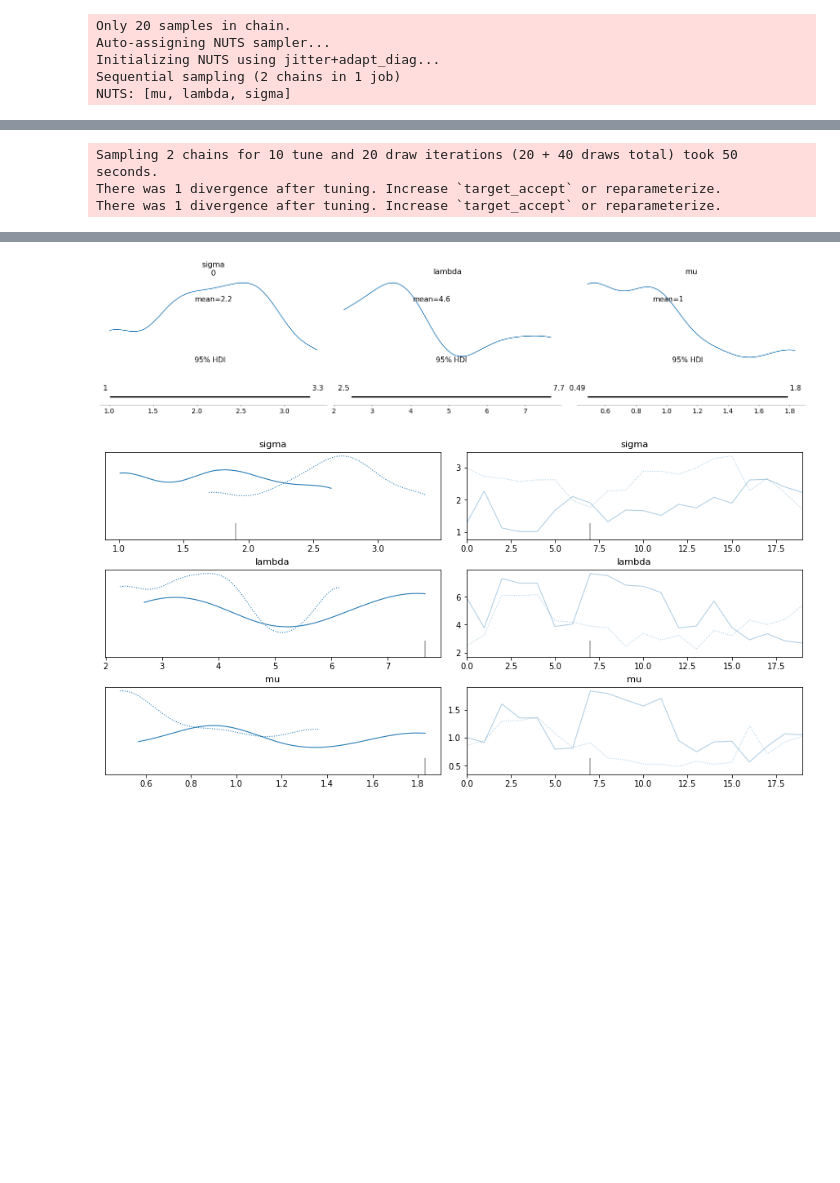
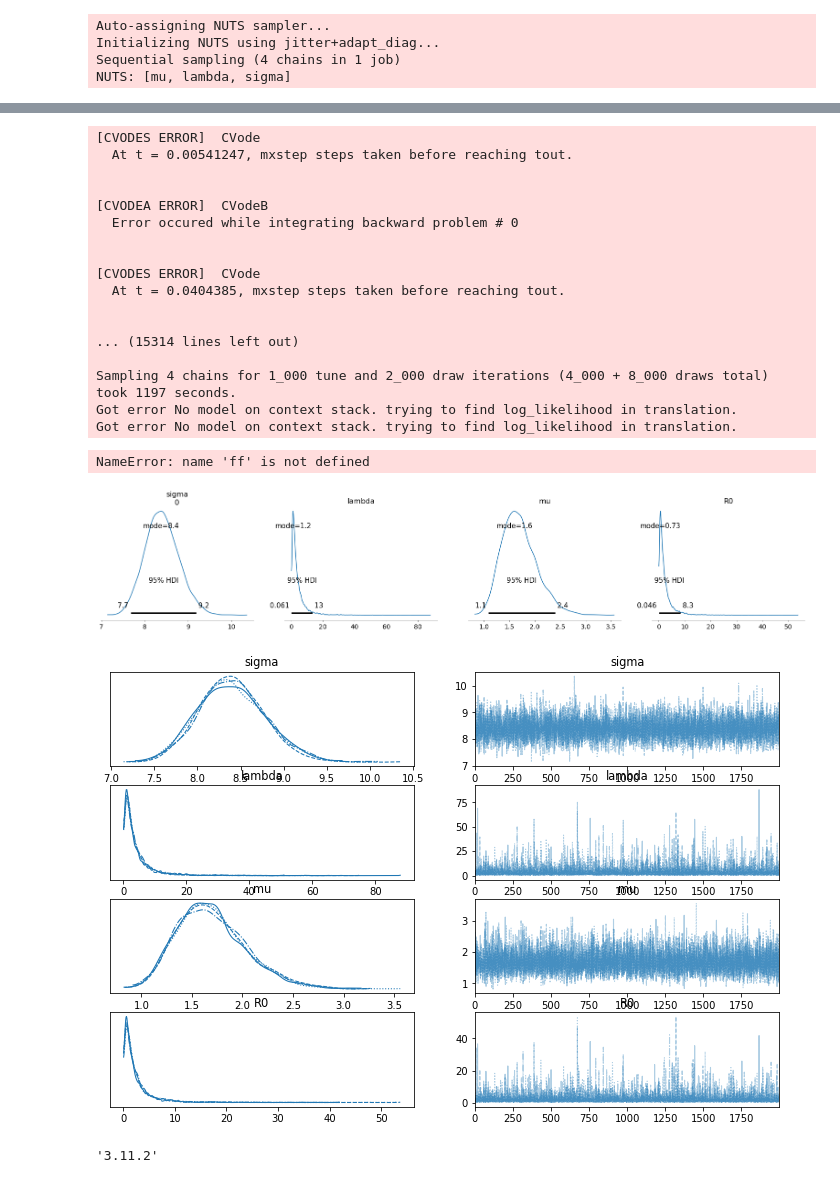
Before and after one commit to bicudorafa/pymc3-coursera-project, a Jupyter notebook: develop/covid-sir-model-dev.ipynb, the cells around one changed output, grey strips where cells are left out. Cells and saved outputs as stored; diff of their text form; code cells hidden in the pictures; blank space fills up the shorter version.

Commit message:
1st functional version from notebook

```diff
--- a/develop/covid-sir-model-dev.ipynb
+++ b/develop/covid-sir-model-dev.ipynb
@@ -267,9 +244,13 @@ class SIR_model_sunode():
 # %%
 # -------- Usage --------#
 covid_obj = COVID_data('US', Population=328.2e6)
-covid_obj.get_dates(data_begin='7/11/20', data_end='7/20/20')
-sir_model = SIR_model(covid_obj)
-likelihood = {'distribution': 'lognormal', 'sigma': 2}
-prior= {'lam': 0.4, 'mu': 1/8, 'lambda_std': 0.5, 'mu_std': 0.5 }
-sir_model.run_SIR_model(n_samples=20, n_tune=10, likelihood=likelihood, prior=prior)
+covid_obj.get_dates(data_begin='2/1/20', data_end='9/28/20')
+sir_model = SIR_model_sunode(covid_obj)
+likelihood = {'distribution': 'lognormal',
+              'sigma': 2}
+prior = {'lam': 1.0,
+         'mu': 0.5,
+         'lambda_std': 1.0,
+         'mu_std': 0.2 }
+fig1 = sir_model.run_SIR_model(n_samples=2000, n_tune=1000, likelihood=likelihood, prior=prior)
 # %% [output]
@@ -283,6 +274,5 @@ sir_model.run_SIR_model(n_samples=20, n_tune=10, likelihood=likelihood, prior=pr
-Only 20 samples in chain.
 Auto-assigning NUTS sampler...
 Initializing NUTS using jitter+adapt_diag...
-Sequential sampling (2 chains in 1 job)
+Sequential sampling (4 chains in 1 job)
 NUTS: [mu, lambda, sigma]
 [interactive output not drawn]
@@ -289,4 +296 @@ NUTS: [mu, lambda, sigma]
 [interactive output not drawn]
-Sampling 2 chains for 10 tune and 20 draw iterations (20 + 40 draws total) took 50 seconds.
-There was 1 divergence after tuning. Increase `target_accept` or reparameterize.
-There was 1 divergence after tuning. Increase `target_accept` or reparameterize.
@@ -293,2 +333,24 @@ There was 1 divergence after tuning. Increase `target_accept` or reparameterize.
+[CVODES ERROR]  CVode
+  At t = 0.00541247, mxstep steps taken before reaching tout.
+
+
+[CVODEA ERROR]  CVodeB
+  Error occured while integrating backward problem # 0
+
+
+[CVODES ERROR]  CVode
+  At t = 0.0404385, mxstep steps taken before reaching tout.
+
+
+... (15314 lines left out)
+
+Sampling 4 chains for 1_000 tune and 2_000 draw iterations (4_000 + 8_000 draws total) took 1197 seconds.
+Got error No model on context stack. trying to find log_likelihood in translation.
+Got error No model on context stack. trying to find log_likelihood in translation.
+NameError: name 'ff' is not defined
-[figure, old version]
+[figure, new version]
-[figure, old version]
+[figure, new version]
+# %%
+pm.__version__
+# %% [output]
+'3.11.2'
```
Also changed, not shown: parts of 6 cells of this notebook.
